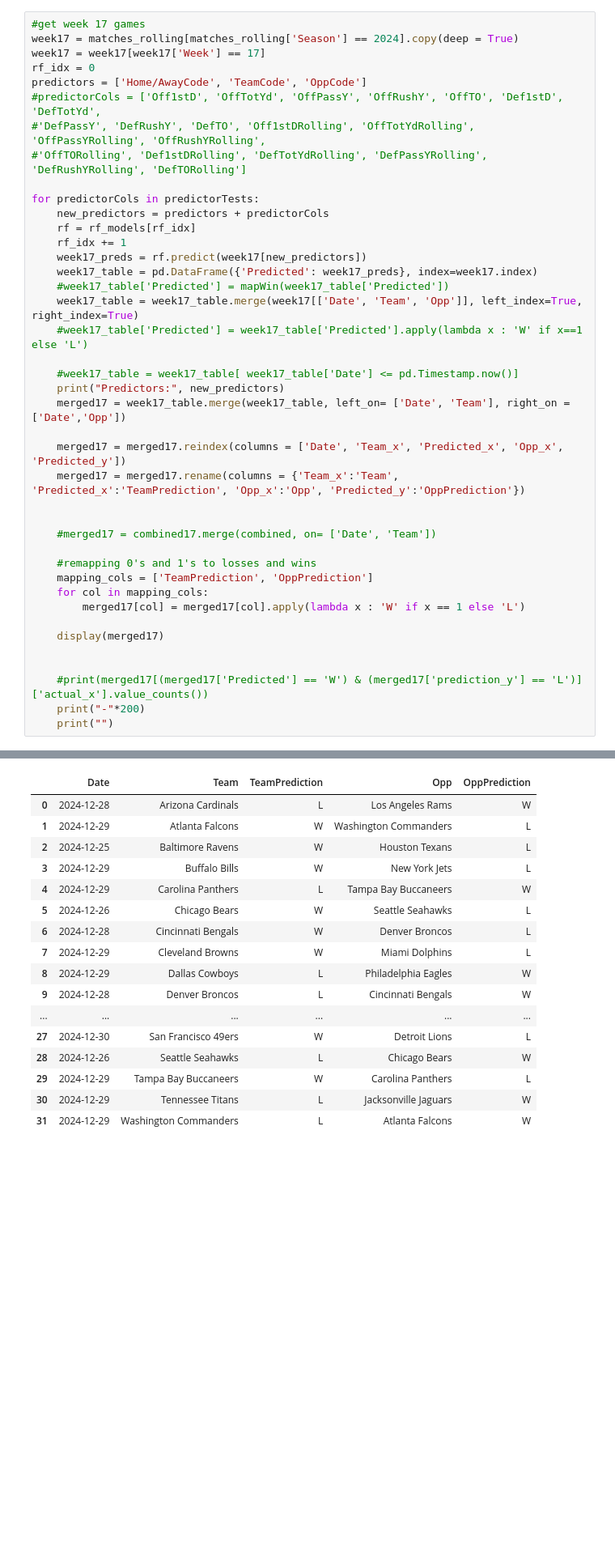
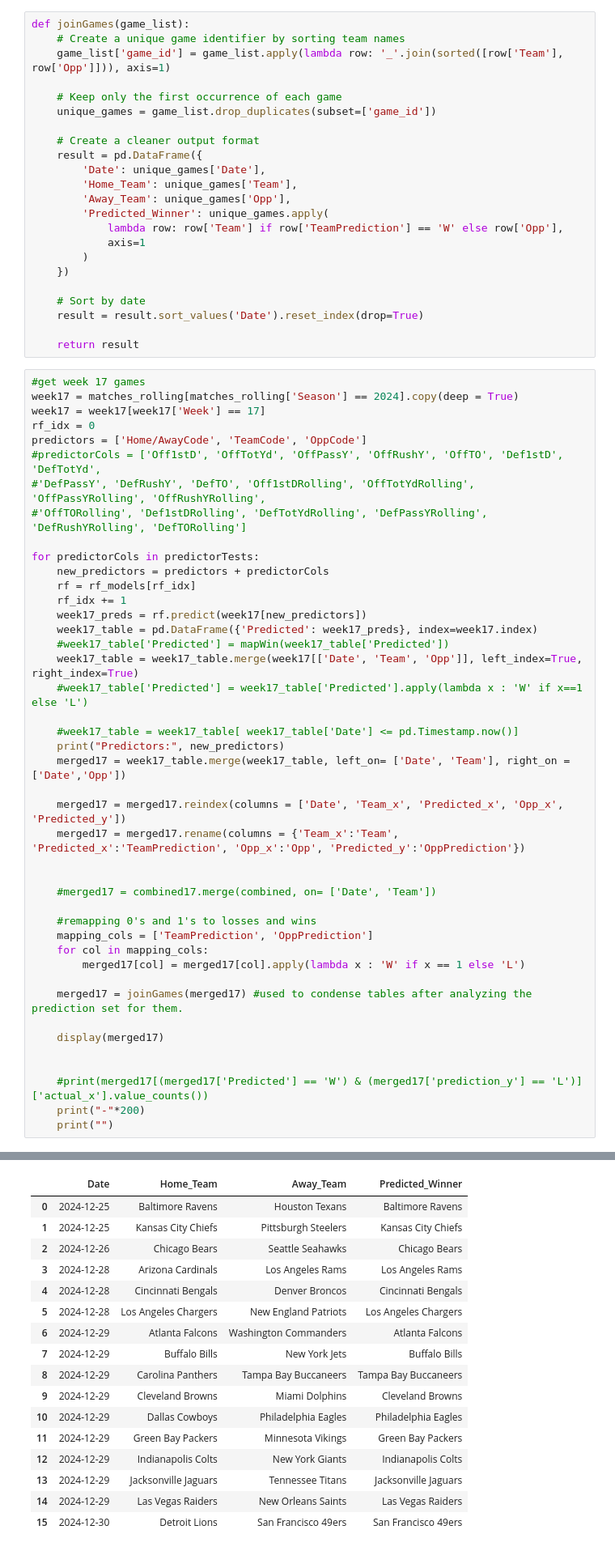
Before and after one commit to Meherzan-Gai/nfl-win-predictor, a Jupyter notebook: predictor.ipynb, the cells around one changed output, grey strips where cells are left out. Shown: that part at 81% size. Cells and saved outputs as stored; diff of their text form; blank space fills up the shorter version.

Commit message:
Added in code that will join prediction tables to display them nicer. I plan to try to test out different machine learning settings to find what settings work best with what predictors

```diff
--- a/predictor.ipynb
+++ b/predictor.ipynb
@@ -216,6 +216,29 @@ W    201
 L     36
 Name: count, dtype: int64
 --------------------------------------------------------------------------------------------------------------------------------------------------------------------------------------------------------
+# %%
+def joinGames(game_list):
+    # Create a unique game identifier by sorting team names
+    game_list['game_id'] = game_list.apply(lambda row: '_'.join(sorted([row['Team'], row['Opp']])), axis=1)
+
+    # Keep only the first occurrence of each game
+    unique_games = game_list.drop_duplicates(subset=['game_id'])
+
+    # Create a cleaner output format
+    result = pd.DataFrame({
+        'Date': unique_games['Date'],
+        'Home_Team': unique_games['Team'],
+        'Away_Team': unique_games['Opp'],
+        'Predicted_Winner': unique_games.apply(
+            lambda row: row['Team'] if row['TeamPrediction'] == 'W' else row['Opp'],
+            axis=1
+        )
+    })
+
+    # Sort by date
+    result = result.sort_values('Date').reset_index(drop=True)
+
+    return result
 # %%
 #get week 17 games
 week17 = matches_rolling[matches_rolling['Season'] == 2024].copy(deep = True)
@@ -232,50 +255,52 @@ for predictorCols in predictorTests:
     rf_idx += 1
     week17_preds = rf.predict(week17[new_predictors])
     week17_table = pd.DataFrame({'Predicted': week17_preds}, index=week17.index)
     #week17_table['Predicted'] = mapWin(week17_table['Predicted'])
     week17_table = week17_table.merge(week17[['Date', 'Team', 'Opp']], left_index=True, right_index=True)
     #week17_table['Predicted'] = week17_table['Predicted'].apply(lambda x : 'W' if x==1 else 'L')
 
     #week17_table = week17_table[ week17_table['Date'] <= pd.Timestamp.now()]
     print("Predictors:", new_predictors)
     merged17 = week17_table.merge(week17_table, left_on= ['Date', 'Team'], right_on = ['Date','Opp'])
 
     merged17 = merged17.reindex(columns = ['Date', 'Team_x', 'Predicted_x', 'Opp_x', 'Predicted_y'])
     merged17 = merged17.rename(columns = {'Team_x':'Team', 'Predicted_x':'TeamPrediction', 'Opp_x':'Opp', 'Predicted_y':'OppPrediction'})
 
 
     #merged17 = combined17.merge(combined, on= ['Date', 'Team'])
 
     #remapping 0's and 1's to losses and wins
     mapping_cols = ['TeamPrediction', 'OppPrediction']
     for col in mapping_cols:
         merged17[col] = merged17[col].apply(lambda x : 'W' if x == 1 else 'L')
 
+    merged17 = joinGames(merged17) #used to condense tables after analyzing the prediction set for them.
+
     display(merged17)
 
 
     #print(merged17[(merged17['Predicted'] == 'W') & (merged17['prediction_y'] == 'L')]['actual_x'].value_counts())
     print("-"*200)
     print("")
 # %% [output]
 Predictors: ['Home/AwayCode', 'TeamCode', 'OppCode']
-|  | Date | Team | TeamPrediction | Opp | OppPrediction |
-| 0 | 2024-12-28 | Arizona Cardinals | L | Los Angeles Rams | W |
-| 1 | 2024-12-29 | Atlanta Falcons | W | Washington Commanders | L |
-| 2 | 2024-12-25 | Baltimore Ravens | W | Houston Texans | L |
-| 3 | 2024-12-29 | Buffalo Bills | W | New York Jets | L |
-| 4 | 2024-12-29 | Carolina Panthers | L | Tampa Bay Buccaneers | W |
-| 5 | 2024-12-26 | Chicago Bears | W | Seattle Seahawks | L |
-| 6 | 2024-12-28 | Cincinnati Bengals | W | Denver Broncos | L |
-| 7 | 2024-12-29 | Cleveland Browns | W | Miami Dolphins | L |
-| 8 | 2024-12-29 | Dallas Cowboys | L | Philadelphia Eagles | W |
-| 9 | 2024-12-28 | Denver Broncos | L | Cincinnati Bengals | W |
-| ... | ... | ... | ... | ... | ... |
-| 27 | 2024-12-30 | San Francisco 49ers | W | Detroit Lions | L |
-| 28 | 2024-12-26 | Seattle Seahawks | L | Chicago Bears | W |
-| 29 | 2024-12-29 | Tampa Bay Buccaneers | W | Carolina Panthers | L |
-| 30 | 2024-12-29 | Tennessee Titans | L | Jacksonville Jaguars | W |
-| 31 | 2024-12-29 | Washington Commanders | L | Atlanta Falcons | W |
+|  | Date | Home_Team | Away_Team | Predicted_Winner |
+| 0 | 2024-12-25 | Baltimore Ravens | Houston Texans | Baltimore Ravens |
+| 1 | 2024-12-25 | Kansas City Chiefs | Pittsburgh Steelers | Kansas City Chiefs |
+| 2 | 2024-12-26 | Chicago Bears | Seattle Seahawks | Chicago Bears |
+| 3 | 2024-12-28 | Arizona Cardinals | Los Angeles Rams | Los Angeles Rams |
+| 4 | 2024-12-28 | Cincinnati Bengals | Denver Broncos | Cincinnati Bengals |
+| 5 | 2024-12-28 | Los Angeles Chargers | New England Patriots | Los Angeles Chargers |
+| 6 | 2024-12-29 | Atlanta Falcons | Washington Commanders | Atlanta Falcons |
+| 7 | 2024-12-29 | Buffalo Bills | New York Jets | Buffalo Bills |
+| 8 | 2024-12-29 | Carolina Panthers | Tampa Bay Buccaneers | Tampa Bay Buccaneers |
+| 9 | 2024-12-29 | Cleveland Browns | Miami Dolphins | Cleveland Browns |
+| 10 | 2024-12-29 | Dallas Cowboys | Philadelphia Eagles | Philadelphia Eagles |
+| 11 | 2024-12-29 | Green Bay Packers | Minnesota Vikings | Green Bay Packers |
+| 12 | 2024-12-29 | Indianapolis Colts | New York Giants | Indianapolis Colts |
+| 13 | 2024-12-29 | Jacksonville Jaguars | Tennessee Titans | Jacksonville Jaguars |
+| 14 | 2024-12-29 | Las Vegas Raiders | New Orleans Saints | Las Vegas Raiders |
+| 15 | 2024-12-30 | Detroit Lions | San Francisco 49ers | San Francisco 49ers |
 --------------------------------------------------------------------------------------------------------------------------------------------------------------------------------------------------------
 
 Predictors: ['Home/AwayCode', 'TeamCode', 'OppCode', 'Off1stD', 'OffTotYd', 'OffPassY', 'OffRushY', 'OffTO', 'Def1stD', 'DefTotYd', 'DefPassY', 'DefRushY', 'DefTO', 'EPOff', 'EPDef', 'EPSp.']
```
Also changed, not shown: parts of 1 cell of this notebook.
